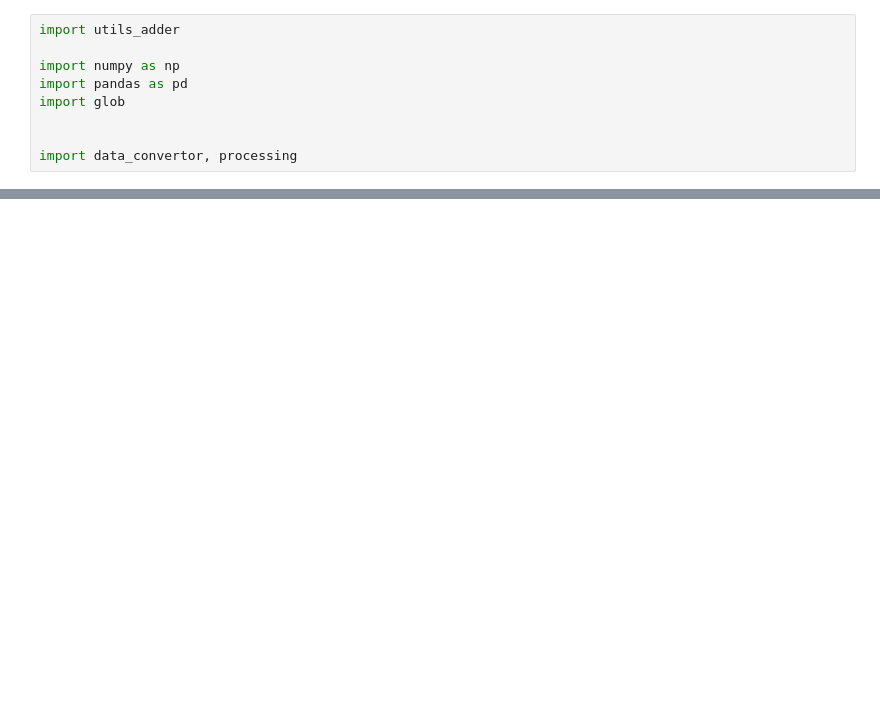
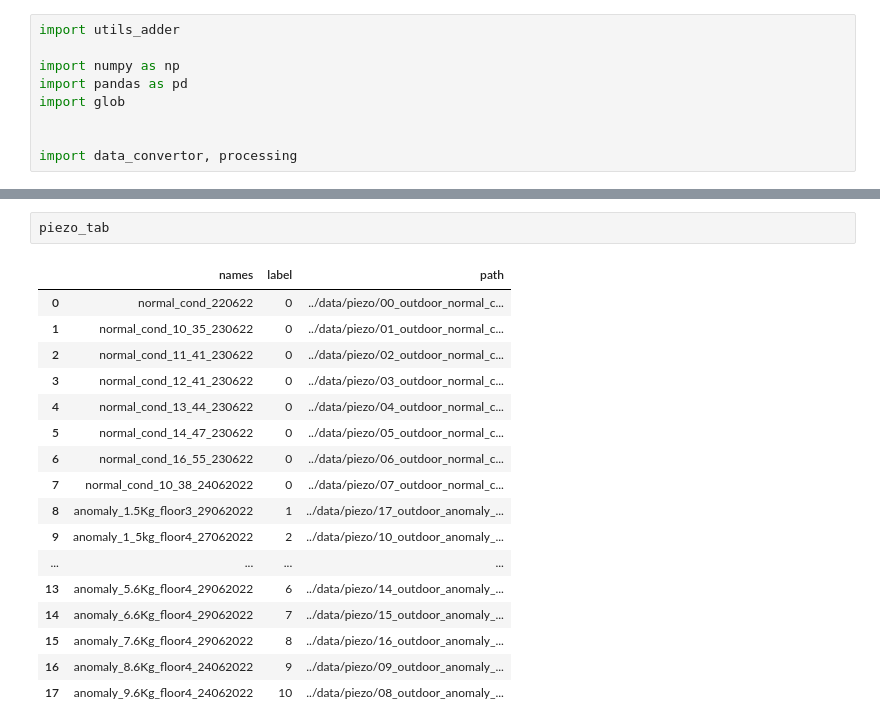
Before and after one commit to MiirHo3eIN/ML-based-sensor-enhancment, a Jupyter notebook: notebooks/database_making.ipynb, the cells around one changed output, grey strips where cells are left out. Drawn from its saved outputs; the diff is of its cells as text; blank space fills up the shorter version.

```diff
--- a/notebooks/database_making.ipynb
+++ b/notebooks/database_making.ipynb
@@ -36,2 +32,22 @@ berkly_tab.head()
+# %%
+piezo_tab
+# %% [output]
+|  | names | label | path |
+| 0 | normal_cond_220622 | 0 | ../data/piezo/00_outdoor_normal_c... |
+| 1 | normal_cond_10_35_230622 | 0 | ../data/piezo/01_outdoor_normal_c... |
+| 2 | normal_cond_11_41_230622 | 0 | ../data/piezo/02_outdoor_normal_c... |
+| 3 | normal_cond_12_41_230622 | 0 | ../data/piezo/03_outdoor_normal_c... |
+| 4 | normal_cond_13_44_230622 | 0 | ../data/piezo/04_outdoor_normal_c... |
+| 5 | normal_cond_14_47_230622 | 0 | ../data/piezo/05_outdoor_normal_c... |
+| 6 | normal_cond_16_55_230622 | 0 | ../data/piezo/06_outdoor_normal_c... |
+| 7 | normal_cond_10_38_24062022 | 0 | ../data/piezo/07_outdoor_normal_c... |
+| 8 | anomaly_1.5Kg_floor3_29062022 | 1 | ../data/piezo/17_outdoor_anomaly_... |
+| 9 | anomaly_1_5kg_floor4_27062022 | 2 | ../data/piezo/10_outdoor_anomaly_... |
+| ... | ... | ... | ... |
+| 13 | anomaly_5.6Kg_floor4_29062022 | 6 | ../data/piezo/14_outdoor_anomaly_... |
+| 14 | anomaly_6.6Kg_floor4_29062022 | 7 | ../data/piezo/15_outdoor_anomaly_... |
+| 15 | anomaly_7.6Kg_floor4_29062022 | 8 | ../data/piezo/16_outdoor_anomaly_... |
+| 16 | anomaly_8.6Kg_floor4_24062022 | 9 | ../data/piezo/09_outdoor_anomaly_... |
+| 17 | anomaly_9.6Kg_floor4_24062022 | 10 | ../data/piezo/08_outdoor_anomaly_... |
 # %%
 # Piezo dataset
```
Also changed, not shown: parts of 12 cells of this notebook, 4 other files.
